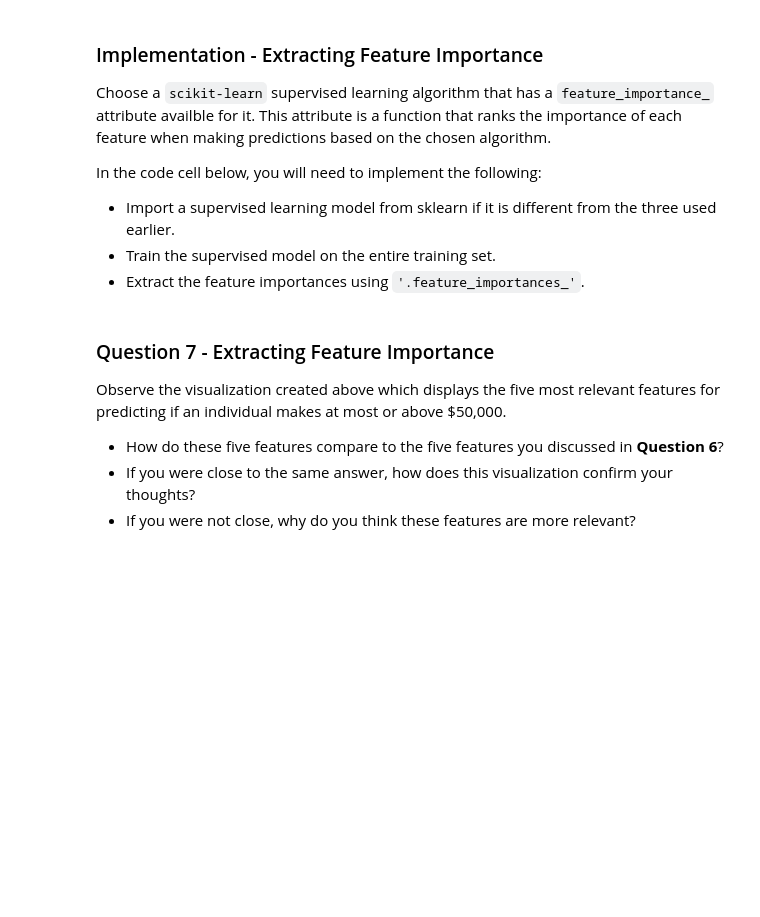
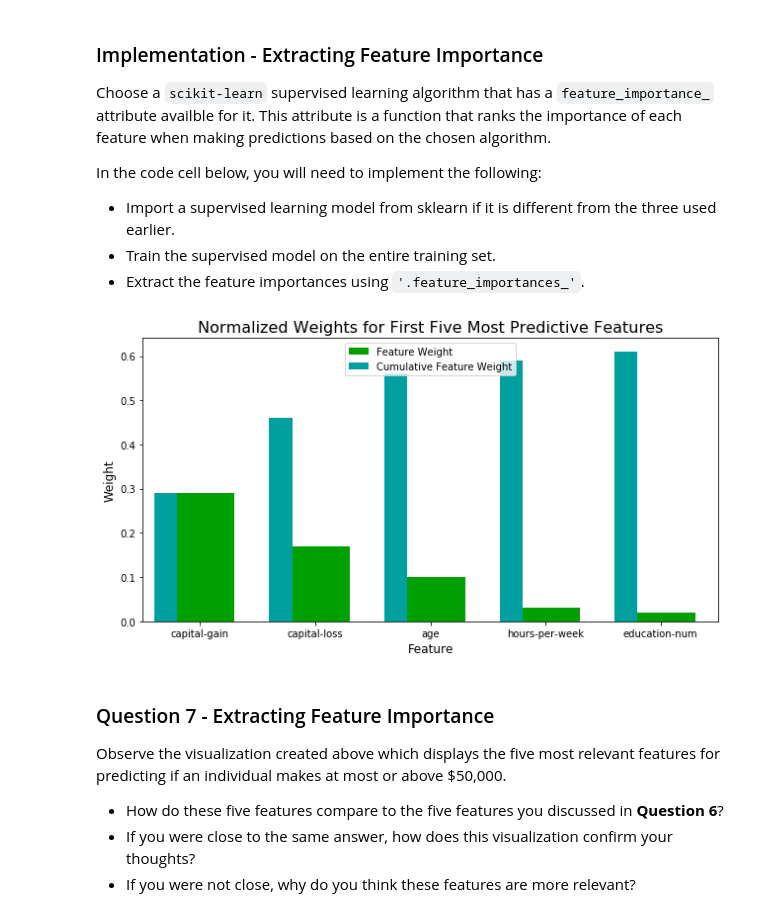
Before and after one commit to BehanBoshoff/Finding-Donors-Supervised-Learning, a Jupyter notebook: finding_donors.ipynb, the cells around one changed output. Drawn from its saved outputs; the diff is of its cells as text; code cells hidden in the pictures; blank space fills up the shorter version.

```diff
--- a/finding_donors.ipynb
+++ b/finding_donors.ipynb
@@ -470,16 +613,18 @@ In the code cell below, you will need to implement the following:
  - Extract the feature importances using `'.feature_importances_'`.
 # %%
 # TODO: Import a supervised learning model that has 'feature_importances_'
-
+from sklearn.ensemble import AdaBoostClassifier
 
 # TODO: Train the supervised model on the training set using .fit(X_train, y_train)
-model = None
+model = AdaBoostClassifier(n_estimators=100, random_state=0).fit(X_train, y_train)
 
 # TODO: Extract the feature importances using .feature_importances_
-importances = None
+importances = model.feature_importances_
 
 # Plot
 vs.feature_plot(importances, X_train, y_train)
+# %% [output]
+[figure, added]
 # %% [markdown]
 ### Question 7 - Extracting Feature Importance
 
```
Also changed, not shown: parts of 25 cells of this notebook, 1 other file.
